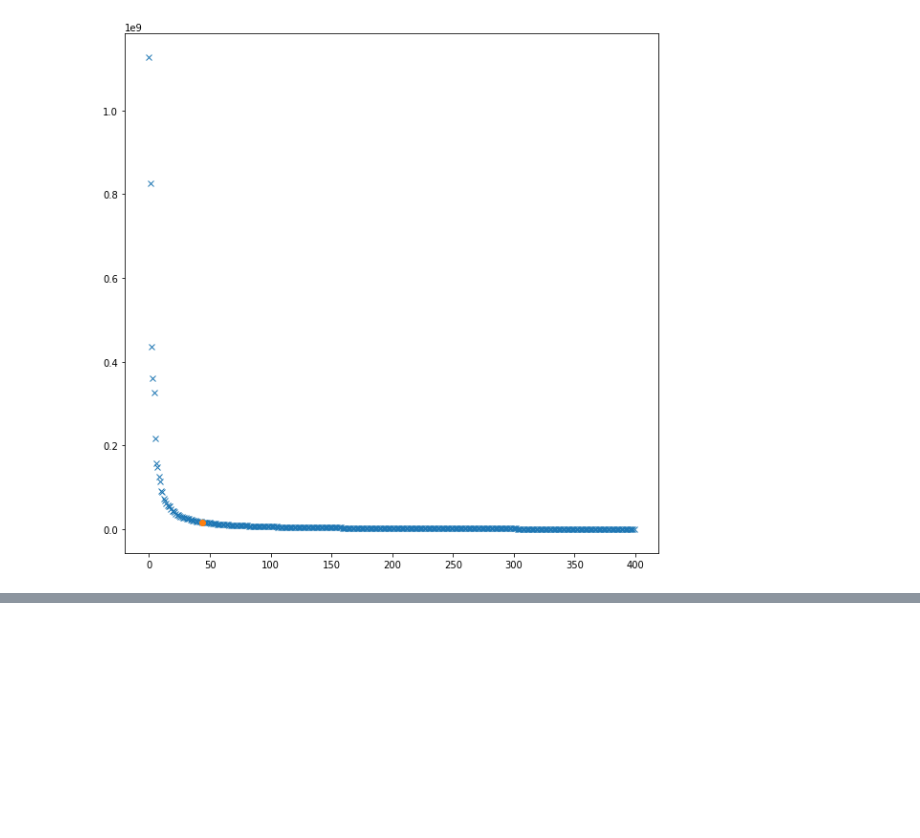
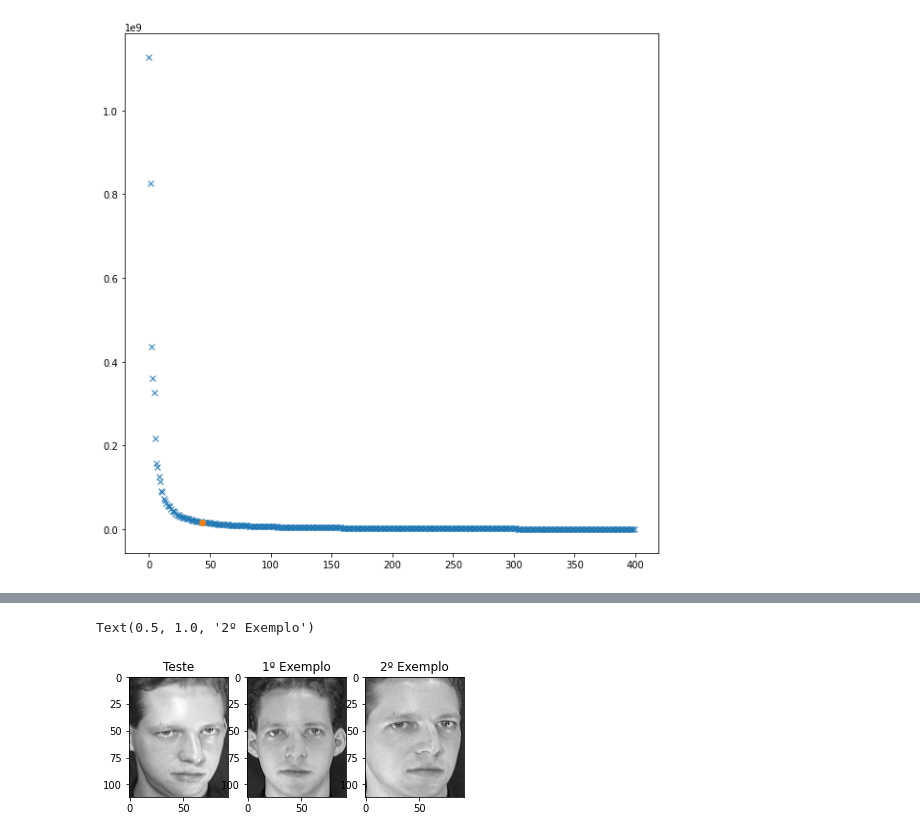
Before and after one commit to Syrayse/EigenFaces, a Jupyter notebook: notebooks/att.ipynb, the cells around one changed output, grey strips where cells are left out. Drawn from its saved outputs; the diff is of its cells as text; code cells hidden in the pictures; blank space fills up the shorter version.

```diff
--- a/notebooks/att.ipynb
+++ b/notebooks/att.ipynb
@@ -19,0 +40,16 @@ eSpace.plotEigenFace(1)
+# %%
+# O resultado obtido é exatamente igual ao por nos obtido. O algoritmo identificou o sujeito como sendo
+# o sujeito identificado pela tag "1". O que corresponde a verdade
+fig = plt.figure()
+ax = fig.add_subplot(1, 3, 1)
+plt.imshow(testImage, cmap='gray')
+ax.set_title('Teste')
+ax = fig.add_subplot(1, 3, 2)
+plt.imshow(Image.open(f'../images/att/s1/1.pgm').convert('L'), cmap='gray')
+ax.set_title('1º Exemplo')
+ax = fig.add_subplot(1, 3, 3)
+plt.imshow(Image.open(f'../images/att/s1/2.pgm').convert('L'), cmap='gray')
+ax.set_title('2º Exemplo')
+# %% [output]
+Text(0.5, 1.0, '2º Exemplo')
+[figure, added]
```
Also changed, not shown: parts of 5 cells of this notebook.
